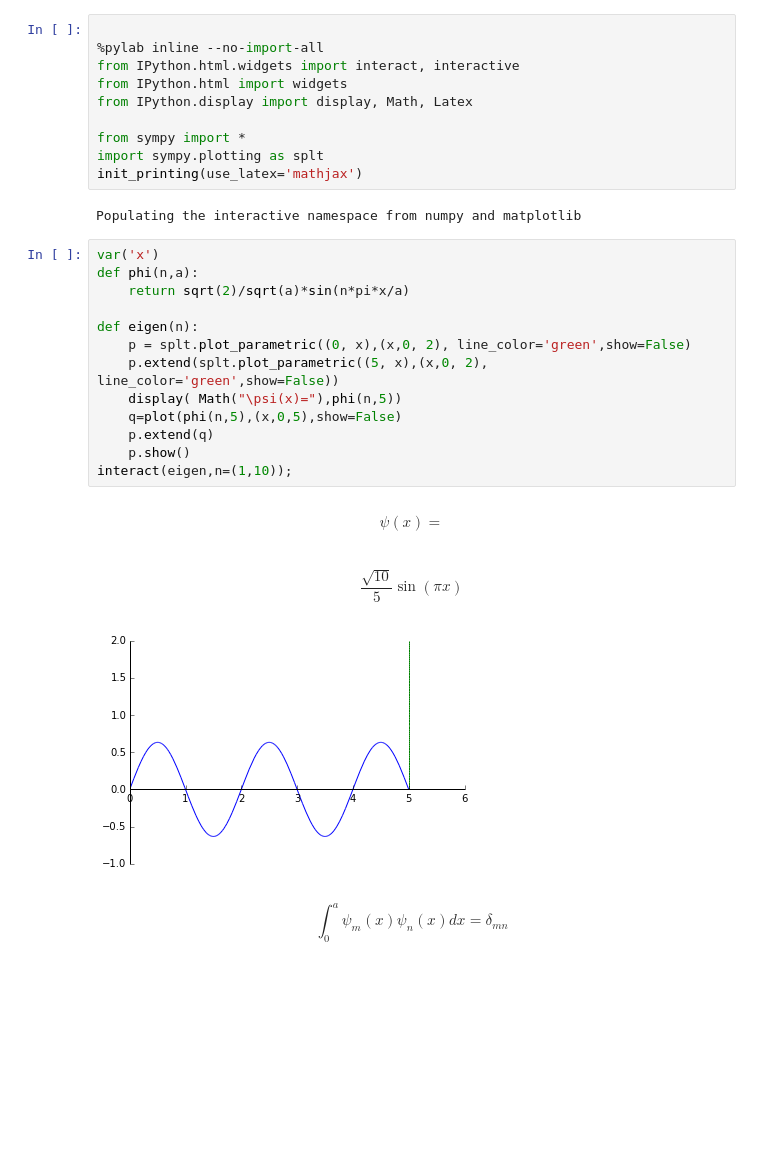
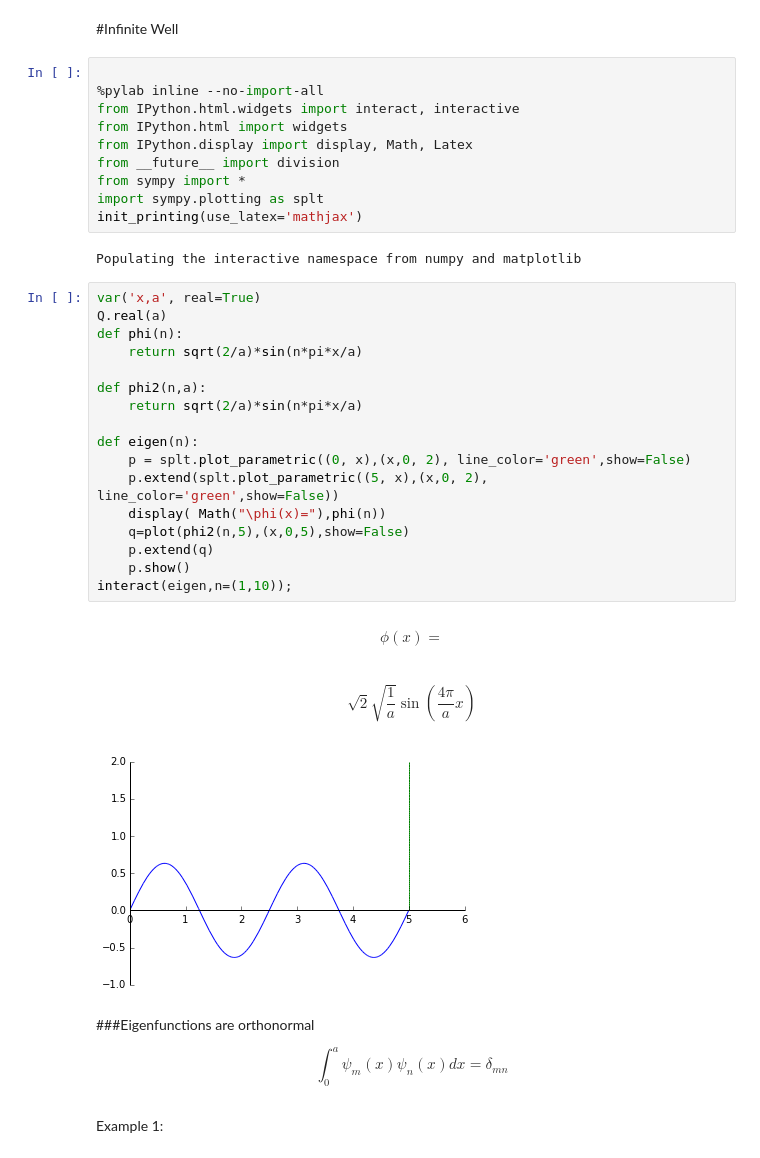
Before and after one commit to yingjerkao/quantumphysics, a Jupyter notebook: InfiniteWell/Infinite Well.ipynb, the cells around one changed output. Drawn from its saved outputs; the diff is of its cells as text; blank space fills up the shorter version.

Commit message:
Modified Infinite Well

```diff
--- a/InfiniteWell/Infinite Well.ipynb
+++ b/InfiniteWell/Infinite Well.ipynb
@@ -1,34 +1,44 @@
+# %% [markdown]
+#Infinite Well
 # %%
 
 %pylab inline --no-import-all
 from IPython.html.widgets import interact, interactive
 from IPython.html import widgets
 from IPython.display import display, Math, Latex
-
+from __future__ import division
 from sympy import *
 import sympy.plotting as splt
 init_printing(use_latex='mathjax')
 # %% [output]
 Populating the interactive namespace from numpy and matplotlib
 # %%
-var('x')
-def phi(n,a):
-    return sqrt(2)/sqrt(a)*sin(n*pi*x/a)
+var('x,a', real=True)
+Q.real(a)
+def phi(n):
+    return sqrt(2/a)*sin(n*pi*x/a)
+
+def phi2(n,a):
+    return sqrt(2/a)*sin(n*pi*x/a)
 
 def eigen(n):
     p = splt.plot_parametric((0, x),(x,0, 2), line_color='green',show=False)
     p.extend(splt.plot_parametric((5, x),(x,0, 2), line_color='green',show=False))
-    display( Math("\psi(x)="),phi(n,5))
-    q=plot(phi(n,5),(x,0,5),show=False)
+    display( Math("\phi(x)="),phi(n))
+    q=plot(phi2(n,5),(x,0,5),show=False)
     p.extend(q)
     p.show()
 interact(eigen,n=(1,10));
 # %% [output]
-$$\psi(x)=$$
+$$\phi(x)=$$
-$$\frac{\sqrt{10}}{5} \sin{\left (\pi x \right )}$$
+$$\sqrt{2} \sqrt{\frac{1}{a}} \sin{\left (\frac{4 \pi}{a} x \right )}$$
-[figure, old version]
+[figure, new version]
 # %% [markdown]
+###Eigenfunctions are orthonormal
+
 \begin{equation}
 \int_0^a \psi_m(x) \psi_n(x) dx =\delta_{mn}
 \end{equation}
+# %% [markdown]
+Example 1:
 # %%
```
Also changed, not shown: parts of 4 cells of this notebook, 1 other file.
